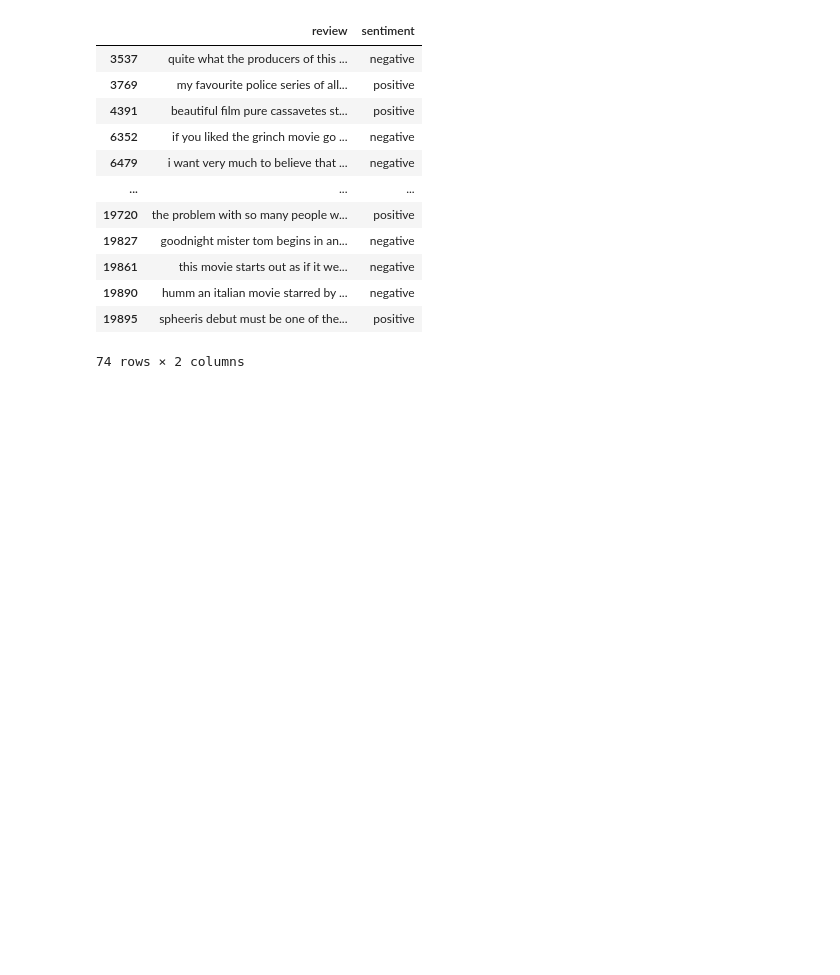
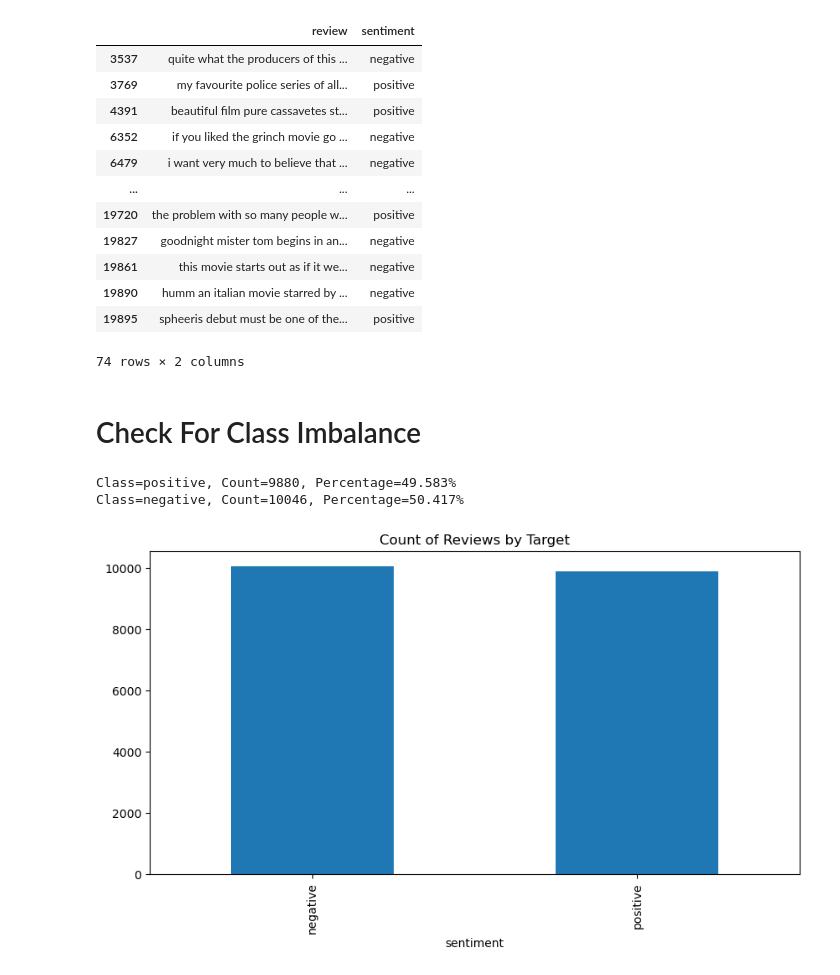
Before and after one commit to MaukanMir/IMDB-Sentiment-Analysis, a Jupyter notebook: training.ipynb, the cells around one changed output. Saved outputs shown, nothing was run; the diff lists cells and outputs as text; code cells hidden in the pictures; blank space fills up the shorter version.

```diff
--- a/training.ipynb
+++ b/training.ipynb
@@ -222,3 +222,11 @@ df[df.duplicated()]
 74 rows × 2 columns
 # %%
 df.drop_duplicates(inplace=True)
+# %% [markdown]
+# Check For Class Imbalance
+# %%
+check_class_imbalance(df,df['sentiment'],'sentiment')
+# %% [output]
+Class=positive, Count=9880, Percentage=49.583%
+Class=negative, Count=10046, Percentage=50.417%
+[figure, added]
```
Also changed, not shown: parts of 1 cell of this notebook.
